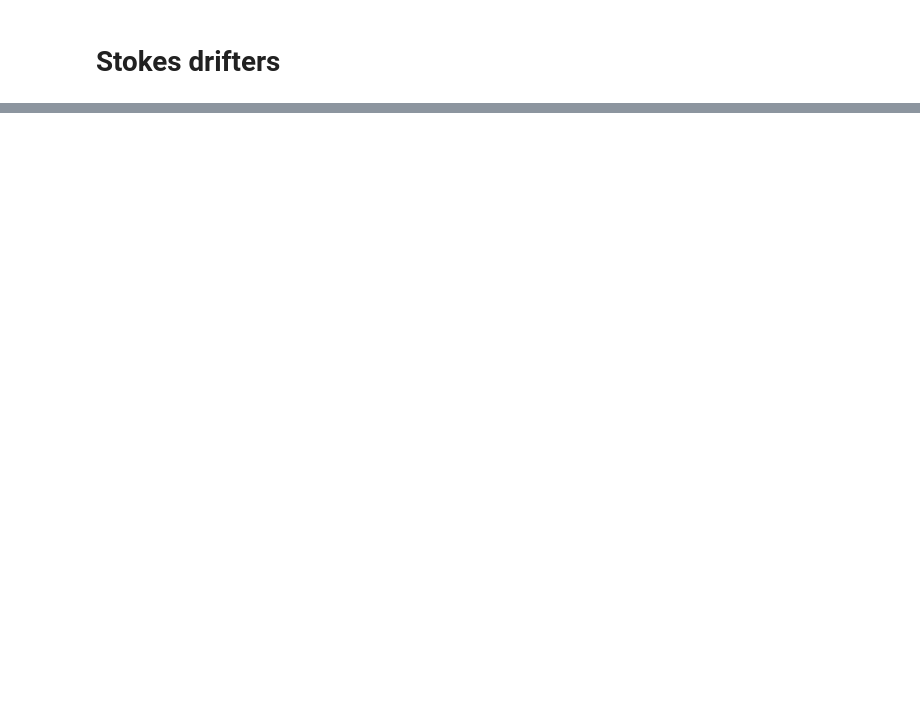
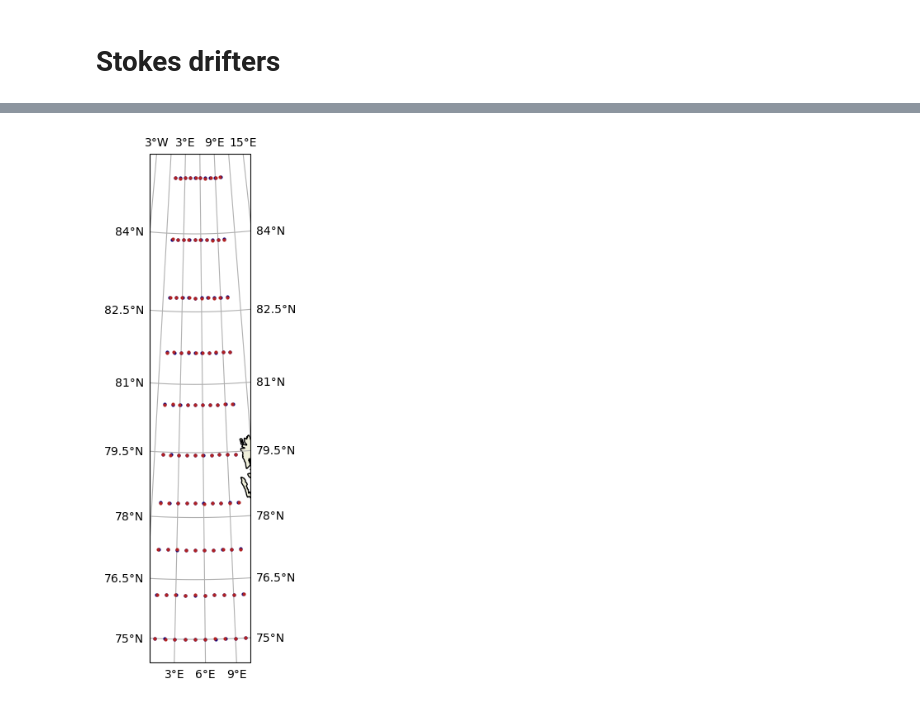
Before and after one commit to Parcels-code/Maxey_Riley_advection, a Jupyter notebook: simulations/stokes_drifters_settings.ipynb, the cells around one changed output, grey strips where cells are left out. Saved outputs shown, nothing was run; the diff lists cells and outputs as text; code cells hidden in the pictures; blank space fills up the shorter version.

```diff
--- a/simulations/stokes_drifters_settings.ipynb
+++ b/simulations/stokes_drifters_settings.ipynb
@@ -29,0 +77,20 @@ tau = 2.69
+# %%
+
+proj = ccrs.LambertConformal(central_longitude=5, central_latitude=80)
+
+fig, ax = plt.subplots(facecolor="w", figsize=(20,8),
+    subplot_kw=dict(projection=proj),
+)
+
+
+ax.plot(lon_particles,lat_particles, 'o',color='navy',markersize=2,zorder=20, transform=ccrs.PlateCarree())
+ax.plot(lon_d,lat_d, 'o',color='firebrick',markersize=2,zorder=20, transform=ccrs.PlateCarree())
+
+# ax.set_extent((1, 10, 75, 85))
+ax.add_feature(cartopy.feature.LAND, zorder=1, edgecolor='k')
+gl = ax.gridlines(
+    draw_labels=True, rotate_labels=False,
+    x_inline=False, y_inline=False,
+)
+# %% [output]
+[figure, added]
```
Also changed, not shown: parts of 6 cells of this notebook.
